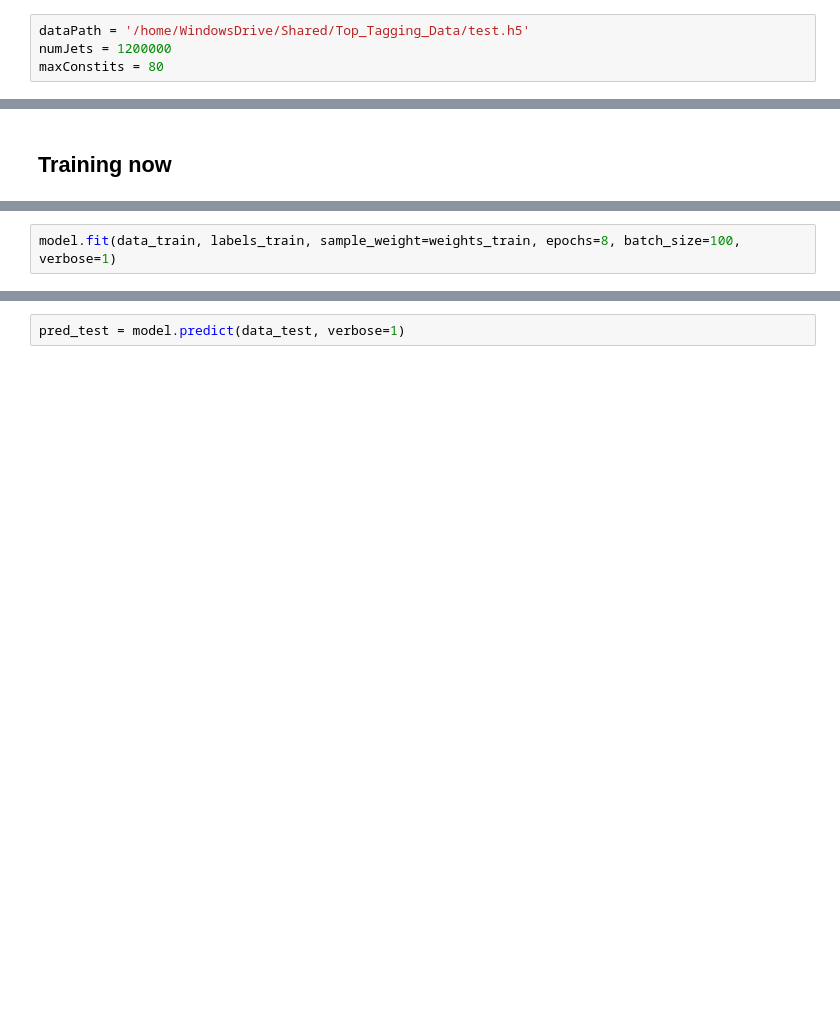
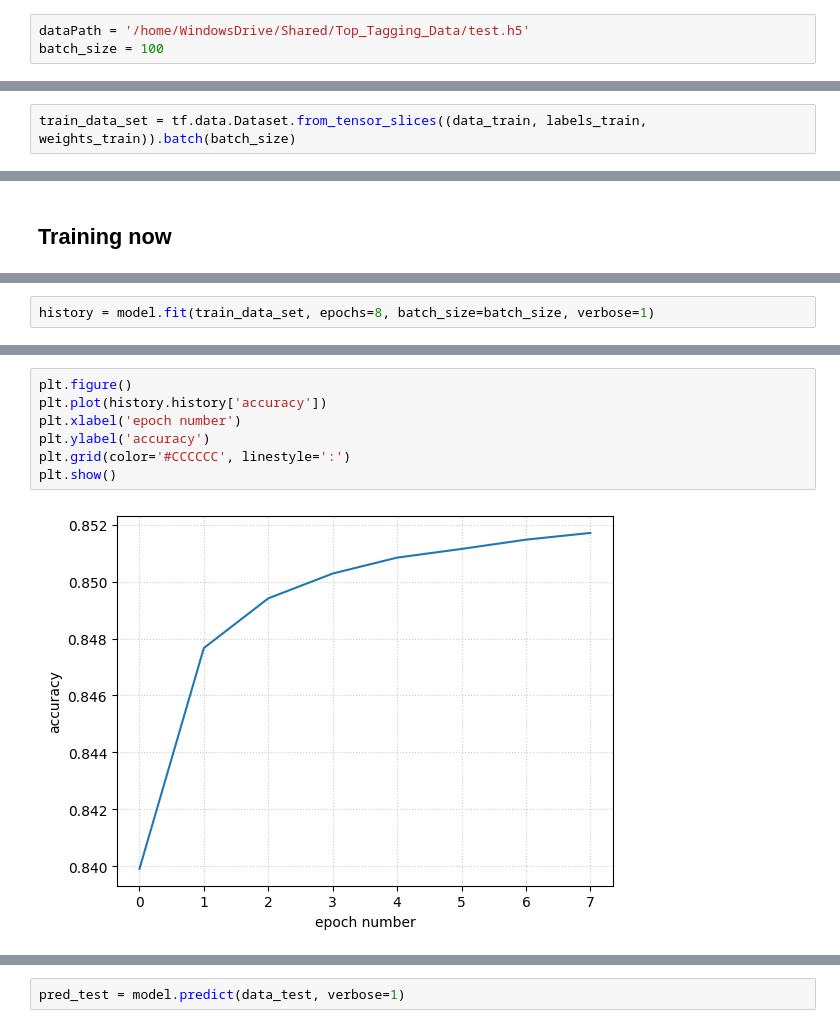
Before and after one commit to mkidson/Uni-Code, a Jupyter notebook: Honours/DS/Top_Tagging/topTaggingTrain.ipynb, the cells around one changed output, grey strips where cells are left out. Drawn from its saved outputs; the diff is of its cells as text; blank space fills up the shorter version.

```diff
--- a/Honours/DS/Top_Tagging/topTaggingTrain.ipynb
+++ b/Honours/DS/Top_Tagging/topTaggingTrain.ipynb
@@ -13,8 +14,7 @@ import tensorflow as tf
 import preprocessing
 # %%
 dataPath = '/home/WindowsDrive/Shared/Top_Tagging_Data/test.h5'
-numJets = 1200000
-maxConstits = 80
+batch_size = 100
 # %%
 with h5py.File(dataPath, 'r') as data:
 
@@ -30,3 +30,5 @@ processed_dict = preprocessing.high_level(hlDataArr)
 processed_df = pd.DataFrame(processed_dict)
 # %%
 data_train, data_test, labels_train, labels_test, weights_train, weights_test = train_test_split(processed_df, npDataLabels, npDataWeights, test_size=0.33, random_state=69, shuffle=True)
+# %%
+train_data_set = tf.data.Dataset.from_tensor_slices((data_train, labels_train, weights_train)).batch(batch_size)
@@ -75,4 +79,4 @@ To enable them in other operations, rebuild TensorFlow with the appropriate comp
 # %%
-model.fit(data_train, labels_train, sample_weight=weights_train, epochs=8, batch_size=100, verbose=1)
+history = model.fit(train_data_set, epochs=8, batch_size=batch_size, verbose=1)
 # %% [output]
 Epoch 1/8
@@ -94,0 +99,9 @@ Epoch 8/8
+# %%
+plt.figure()
+plt.plot(history.history['accuracy'])
+plt.xlabel('epoch number')
+plt.ylabel('accuracy')
+plt.grid(color='#CCCCCC', linestyle=':')
+plt.show()
+# %% [output]
+[figure, added]
```
Also changed, not shown: parts of 6 cells of this notebook, 20 other files.
